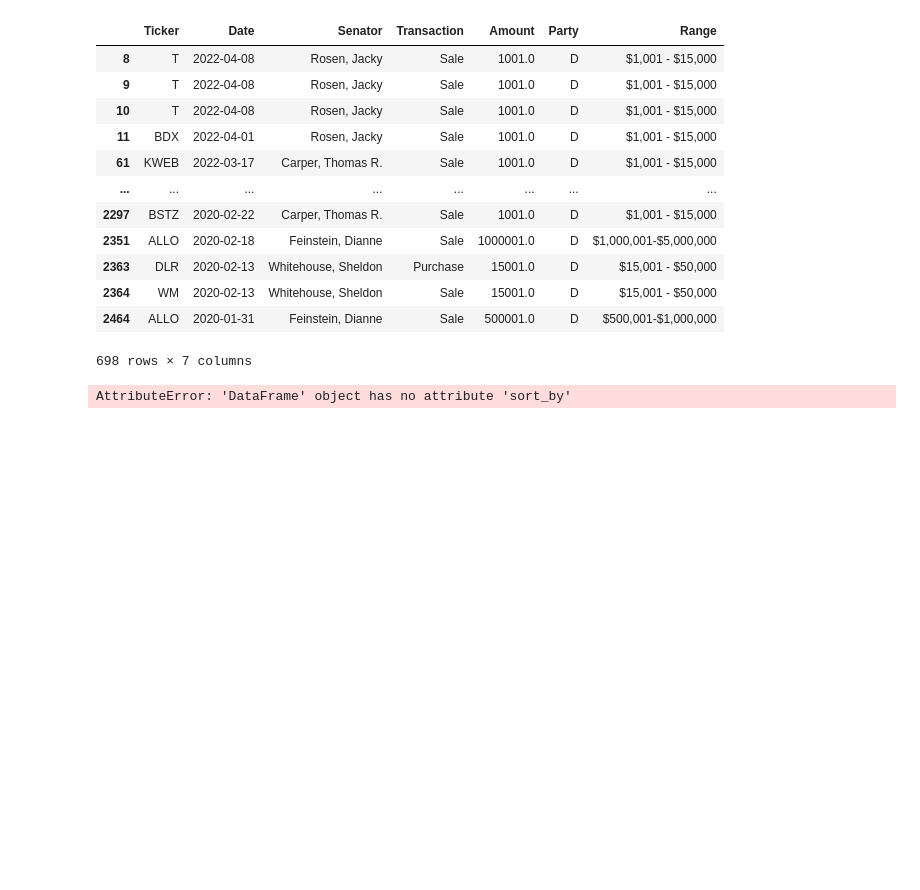
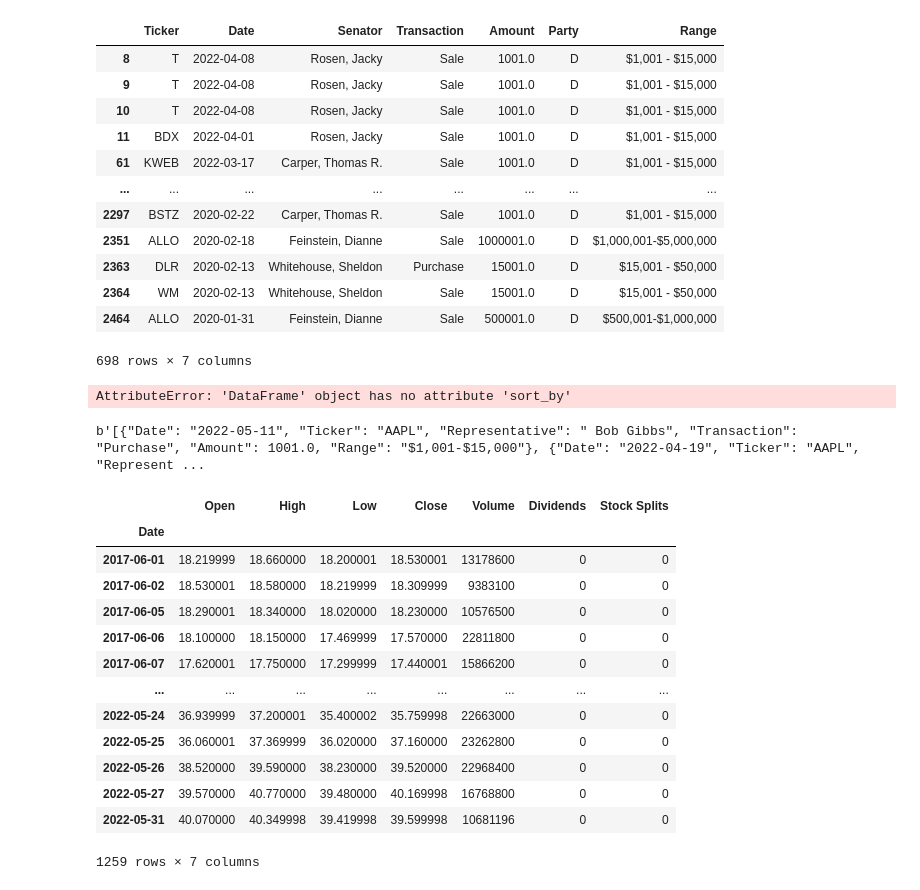
Before and after one commit to Loudju/Fintech_Project1_Politician_stock_trading, a Jupyter notebook: initial_data_with_key.ipynb, the cells around one changed output. Drawn from its saved outputs; the diff is of its cells as text; code cells hidden in the pictures; blank space fills up the shorter version.

```diff
--- a/initial_data_with_key.ipynb
+++ b/initial_data_with_key.ipynb
@@ -76,0 +91,9 @@ AttributeError: 'DataFrame' object has no attribute 'sort_by'
+# %%
+url = "https://api.quiverquant.com/beta/historical/housetrading/AAPL"
+headers = {'accept': 'application/json',
+'X-CSRFToken': 'TyTJwjuEC7VV7mOqZ622haRaaUr0x0Ng4nrwSRFKQs7vdoBcJlK9qjAS69ghzhFu',
+'Authorization': 'Token c28eacfdf71675aa0dcad7feaa75eedfff51c547'}
+r = requests.get(url, headers=headers)
+print(r.content)
+# %% [output]
+b'[{"Date": "2022-05-11", "Ticker": "AAPL", "Representative": " Bob Gibbs", "Transaction": "Purchase", "Amount": 1001.0, "Range": "$1,001-$15,000"}, {"Date": "2022-04-19", "Ticker": "AAPL", "Represent ...
@@ -76,0 +108,17 @@ AttributeError: 'DataFrame' object has no attribute 'sort_by'
+# %%
+twtr_max
+# %% [output]
+|  | Open | High | Low | Close | Volume | Dividends | Stock Splits |
+| Date |  |  |  |  |  |  |  |
+| 2017-06-01 | 18.219999 | 18.660000 | 18.200001 | 18.530001 | 13178600 | 0 | 0 |
+| 2017-06-02 | 18.530001 | 18.580000 | 18.219999 | 18.309999 | 9383100 | 0 | 0 |
+| 2017-06-05 | 18.290001 | 18.340000 | 18.020000 | 18.230000 | 10576500 | 0 | 0 |
+| 2017-06-06 | 18.100000 | 18.150000 | 17.469999 | 17.570000 | 22811800 | 0 | 0 |
+| 2017-06-07 | 17.620001 | 17.750000 | 17.299999 | 17.440001 | 15866200 | 0 | 0 |
+| ... | ... | ... | ... | ... | ... | ... | ... |
+| 2022-05-24 | 36.939999 | 37.200001 | 35.400002 | 35.759998 | 22663000 | 0 | 0 |
+| 2022-05-25 | 36.060001 | 37.369999 | 36.020000 | 37.160000 | 23262800 | 0 | 0 |
+| 2022-05-26 | 38.520000 | 39.590000 | 38.230000 | 39.520000 | 22968400 | 0 | 0 |
+| 2022-05-27 | 39.570000 | 40.770000 | 39.480000 | 40.169998 | 16768800 | 0 | 0 |
+| 2022-05-31 | 40.070000 | 40.349998 | 39.419998 | 39.599998 | 10681196 | 0 | 0 |
+1259 rows × 7 columns
```
Also changed, not shown: parts of 8 cells of this notebook.
